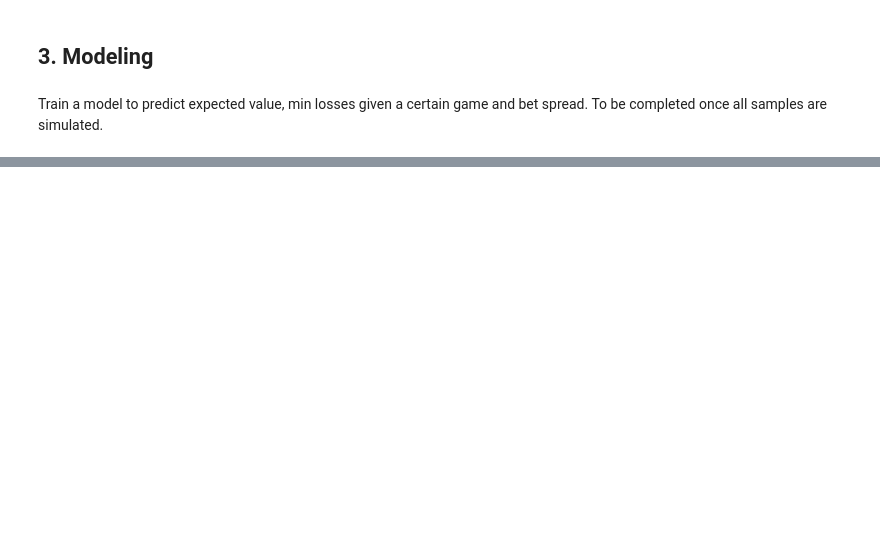
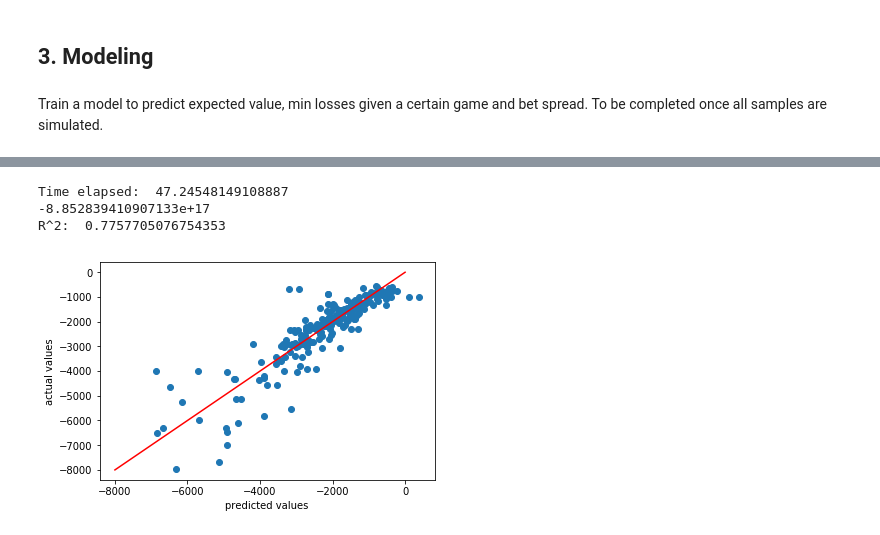
Before and after one commit to scatkinson/BlackjackSimulator, a Jupyter notebook: BlackjackML.ipynb, the cells around one changed output, grey strips where cells are left out. Saved outputs shown, nothing was run; the diff lists cells and outputs as text; code cells hidden in the pictures; blank space fills up the shorter version.

```diff
--- a/BlackjackML.ipynb
+++ b/BlackjackML.ipynb
@@ -329,0 +515,42 @@ Train a model to predict expected value, min losses given a certain game and bet
+# %%
+# grid search polynomial regression
+
+start = time.time()
+
+steps = [('poly',PolynomialFeatures()), ('lr', LinearRegression())]
+
+degrees = [1,2,3,4]
+
+polyreg_params = {'poly__degree':degrees}
+
+polyreg_pipe = Pipeline(steps)
+
+polyreg_losses_cv = GridSearchCV(polyreg_pipe, param_grid=polyreg_params, cv=3)
+
+polyreg_losses_cv.fit(X_train,losses_train)
+
+end = time.time()
+
+
+
+print('Time elapsed: ', end-start)
+
+polyreg_losses_df = pd.DataFrame(polyreg_losses_cv.cv_results_)
+polyreg_losses_df.to_csv('BJ_regression/polyreg_losses_cv_results.csv')
+print(polyreg_losses_cv.best_score_)
+
+polyreg_losses = polyreg_losses_cv.best_estimator_
+polyreg_losses.fit(X_train,losses_train)
+losses_pred = polyreg_losses.predict(X_test)
+print('R^2: ', r2_score(losses_test,losses_pred))
+
+plt.scatter(losses_pred, losses_test)
+plt.plot([-8000,0],[-8000,0], c='r')
+plt.xlabel('predicted values')
+plt.ylabel('actual values')
+plt.show()
+# %% [output]
+Time elapsed:  47.24548149108887
+-8.852839410907133e+17
+R^2:  0.7757705076754353
+[figure, added]
```
Also changed, not shown: parts of 13 cells of this notebook.
